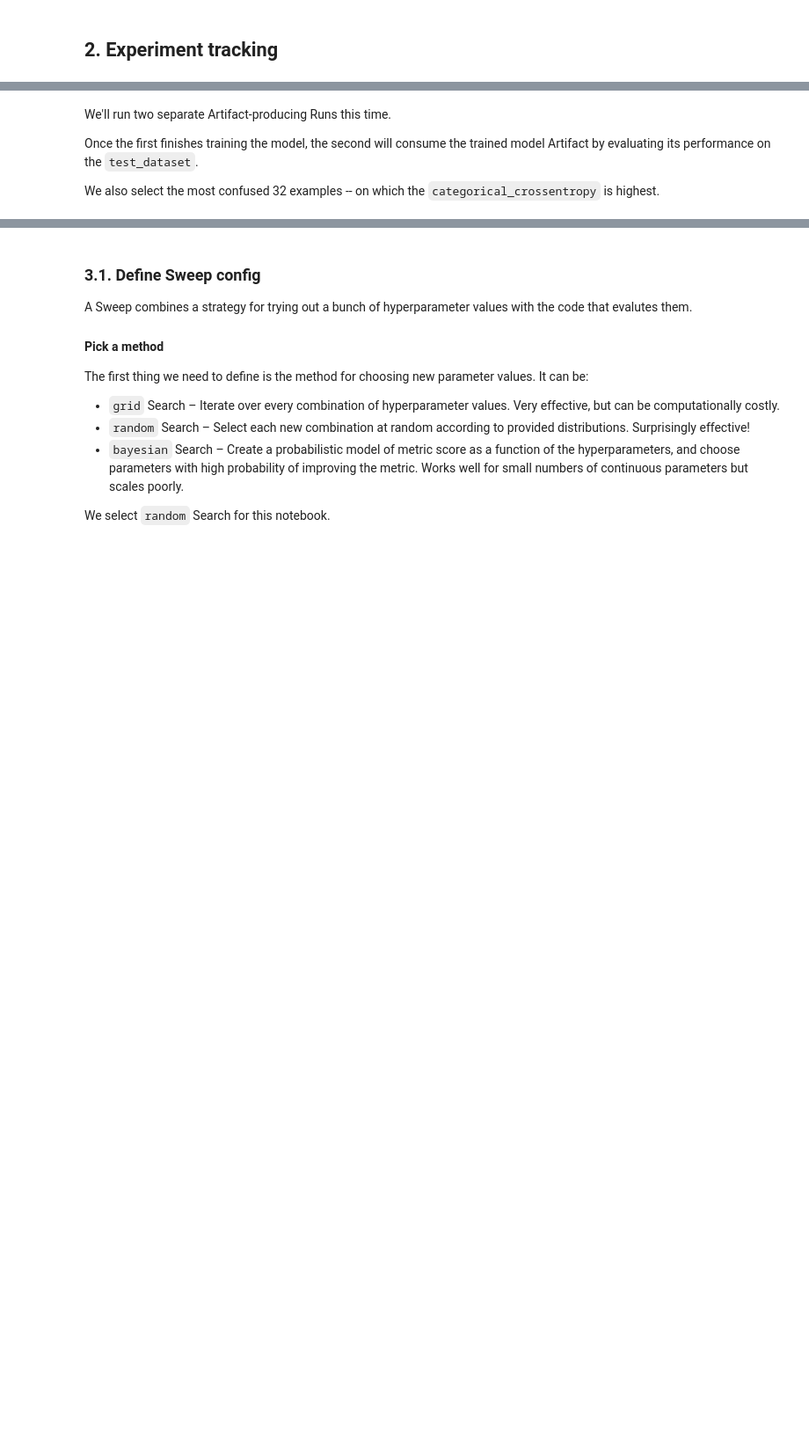
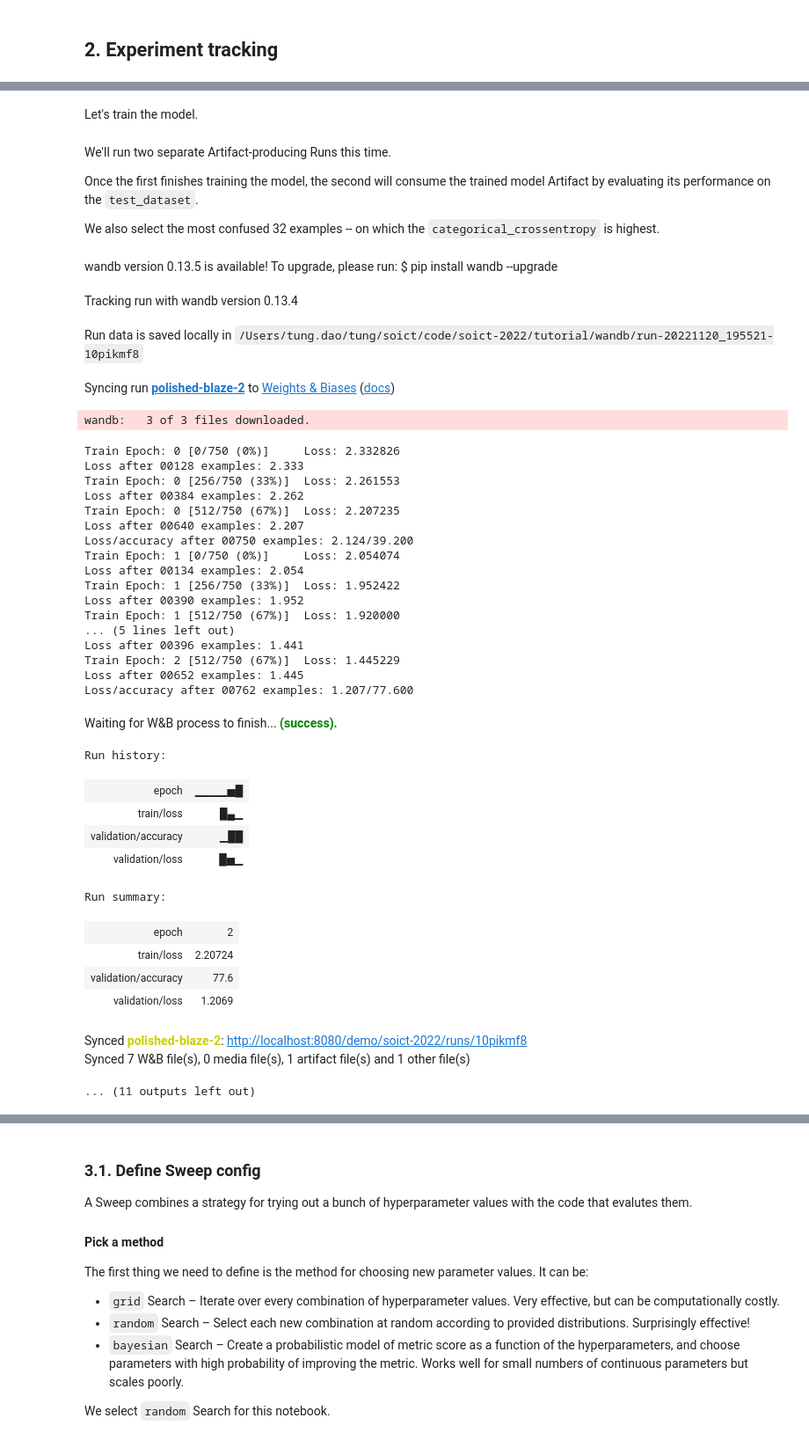
Before and after one commit to dao-duc-tung/soict-2022, a Jupyter notebook: tutorial/tutorial-01.ipynb, the cells around one changed output, grey strips where cells are left out. Shown: that part at 88% size. Cells and saved outputs as stored; diff of their text form; code cells hidden in the pictures; blank space fills up the shorter version.

Commit message:
Update tutorial

```diff
--- a/tutorial/tutorial-01.ipynb
+++ b/tutorial/tutorial-01.ipynb
@@ -305,3 +219,5 @@ This time, let's train the model.
+# %% [markdown]
+Let's train the model.
 # %%
 import torch.nn.functional as F
 from torch.utils.data import DataLoader
@@ -405,28 +321,21 @@ def get_hardest_k_examples(model, testing_set, k=32):
     predicted_labels = predictions[argsort_loss[-k:]]
     return highest_k_losses, hardest_k_examples, true_labels, predicted_labels
 
-def train_and_log(config):
-    with wandb.init(project=PROJECT_NAME, job_type="train", config=config) as run:
-        config = wandb.config
+def train_and_log(model_config, train_config):
+    with wandb.init(project=PROJECT_NAME, job_type="train", config=train_config) as run:
+        train_config = wandb.config
         data = run.use_artifact('mnist-preprocess:latest')
         data_dir = data.download()
 
         training_dataset = read(data_dir, "training")
         validation_dataset = read(data_dir, "validation")
-        train_loader = DataLoader(training_dataset, batch_size=config.batch_size)
-        validation_loader = DataLoader(validation_dataset, batch_size=config.batch_size)
+        train_loader = DataLoader(training_dataset, batch_size=train_config.batch_size)
+        validation_loader = DataLoader(validation_dataset, batch_size=train_config.batch_size)
 
-        model_artifact = run.use_artifact("convnet:latest")
-        model_dir = model_artifact.download()
-        model_path = os.path.join(model_dir, "initialized_model.pth")
-        model_config = model_artifact.metadata
-        config.update(model_config)
-
+        train_config.update(model_config)
         model = ConvNet(**model_config)
-        model.load_state_dict(torch.load(model_path))
         model = model.to(device)
-
-        train(model, train_loader, validation_loader, config)
+        train(model, train_loader, validation_loader, train_config)
 
         model_artifact = wandb.Artifact(
             "trained-model", type="model",
@@ -441,32 +350,81 @@ def train_and_log(config):
     return model
 
 def evaluate_and_log(config=None):
     with wandb.init(project=PROJECT_NAME, job_type="report", config=config) as run:
         data = run.use_artifact('mnist-preprocess:latest')
         data_dir = data.download()
         testing_set = read(data_dir, "test")
         test_loader = torch.utils.data.DataLoader(testing_set, batch_size=128, shuffle=False)
 
         model_artifact = run.use_artifact("trained-model:latest")
         model_dir = model_artifact.download()
         model_path = os.path.join(model_dir, "trained_model.pth")
         model_config = model_artifact.metadata
 
         model = ConvNet(**model_config)
         model.load_state_dict(torch.load(model_path))
         model.to(device)
 
         loss, accuracy, highest_losses, hardest_examples, true_labels, preds = evaluate(model, test_loader)
         run.summary.update({"loss": loss, "accuracy": accuracy})
 
         wandb.log({"high-loss-examples":
             [wandb.Image(hard_example, caption=str(int(pred)) + "," +  str(int(label)))
                 for hard_example, pred, label in zip(hardest_examples, preds, true_labels)]})
 
+def read(data_dir, ds_name):
+    filename = ds_name + ".pt"
+    x, y = torch.load(os.path.join(data_dir, filename))
+    return TensorDataset(x, y)
+
+model_config = {"hidden_layer_sizes": [32, 64],
+                "kernel_sizes": [3],
+                "activation": "ReLU",
+                "pool_sizes": [2],
+                "dropout": 0.5,
+                "num_classes": 10}
+
 train_config = {"batch_size": 128,
                 "epochs": 3,
-                "batch_log_interval": 25,
+                "batch_log_interval": 2,
                 "optimizer": "Adam"}
 
-model = train_and_log(train_config)
+model = train_and_log(model_config, train_config)
 evaluate_and_log()
+# %% [output]
+wandb version 0.13.5 is available! To upgrade, please run: $ pip install wandb --upgrade
+Tracking run with wandb version 0.13.4
+Run data is saved locally in /Users/tung.dao/tung/soict/code/soict-2022/tutorial/wandb/run-20221120_195521-10pikmf8
+Syncing run polished-blaze-2 to Weights & Biases (docs)
+wandb:   3 of 3 files downloaded.
+Train Epoch: 0 [0/750 (0%)]     Loss: 2.332826
+Loss after 00128 examples: 2.333
+Train Epoch: 0 [256/750 (33%)]  Loss: 2.261553
+Loss after 00384 examples: 2.262
+Train Epoch: 0 [512/750 (67%)]  Loss: 2.207235
+Loss after 00640 examples: 2.207
+Loss/accuracy after 00750 examples: 2.124/39.200
+Train Epoch: 1 [0/750 (0%)]     Loss: 2.054074
+Loss after 00134 examples: 2.054
+Train Epoch: 1 [256/750 (33%)]  Loss: 1.952422
+Loss after 00390 examples: 1.952
+Train Epoch: 1 [512/750 (67%)]  Loss: 1.920000
+... (5 lines left out)
+Loss after 00396 examples: 1.441
+Train Epoch: 2 [512/750 (67%)]  Loss: 1.445229
+Loss after 00652 examples: 1.445
+Loss/accuracy after 00762 examples: 1.207/77.600
+Waiting for W&B process to finish... (success).
+Run history:
+| epoch | ▁▁▁▁▅█ |
+| train/loss | █▄▁ |
+| validation/accuracy | ▁██ |
+| validation/loss | █▅▁ |
+Run summary:
+| epoch | 2 |
+| train/loss | 2.20724 |
+| validation/accuracy | 77.6 |
+| validation/loss | 1.2069 |
+Synced polished-blaze-2: http://localhost:8080/demo/soict-2022/runs/10pikmf8
+Synced 7 W&B file(s), 0 media file(s), 1 artifact file(s) and 1 other file(s)
+... (11 outputs left out)
```
Also changed, not shown: parts of 19 cells of this notebook, 1 other file.
